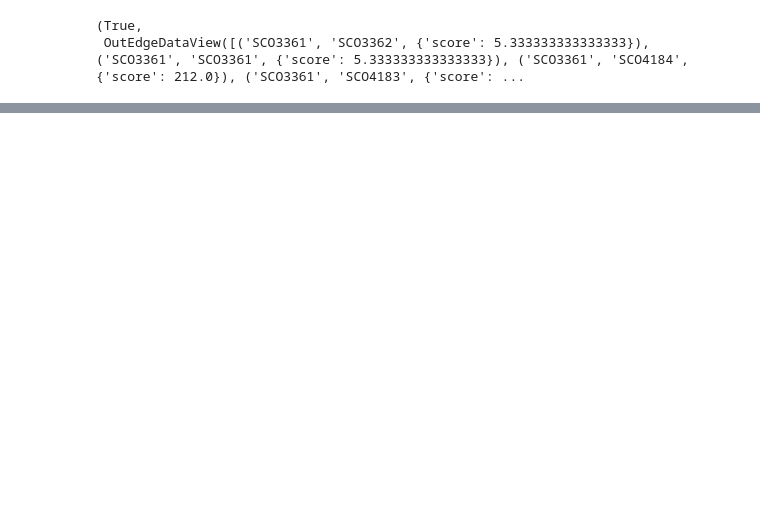
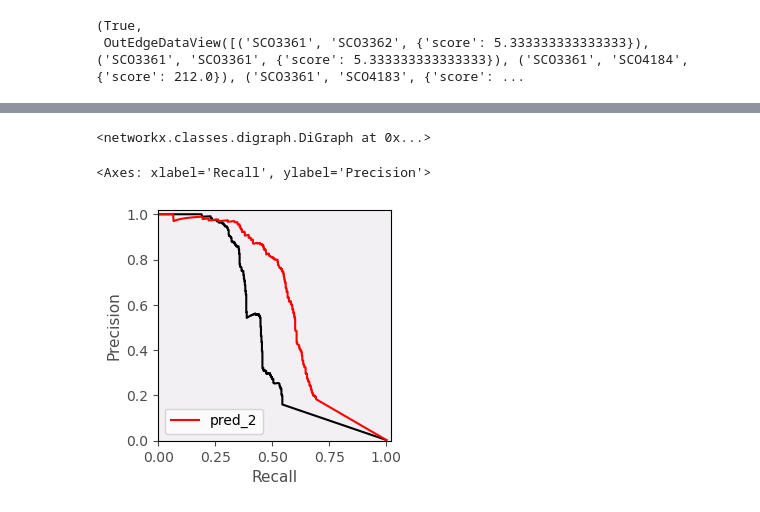
Before and after one commit to freyrelab/netective, a Jupyter notebook: src/netective/stats/foo.ipynb, the cells around one changed output, grey strips where cells are left out. Cells and saved outputs as stored; diff of their text form; code cells hidden in the pictures; blank space fills up the shorter version.

Commit message:
Stats for multipreds

```diff
--- a/src/netective/stats/foo.ipynb
+++ b/src/netective/stats/foo.ipynb
@@ -64,0 +40,18 @@ bin_stats.optimal_cutoff_plot().set_xscale('log')
+# %%
+import networkx as nx
+
+# create gold standard graph
+gold_standard_graph = nx.Graph()
+gold_standard_graph.add_edges_from([(1, 2), (1, 3), (2, 3), (2, 4), (3, 4), (4, 5), (4, 6), (5, 6)])
+
+# create prediction graph 1
+pred_graph_1 = nx.Graph()
+pred_graph_1.add_edges_from([(1, 2), (1, 3), (2, 3), (2, 4), (3, 4), (4, 5)])
+
+# create prediction graph 2
+pred_graph_2 = nx.Graph()
+pred_graph_2.add_edges_from([(1, 2), (1, 3), (2, 3), (2, 4), (3, 4), (4, 6), (5, 6)])
+
+# create prediction graph 3
+pred_graph_3 = nx.Graph()
+pred_graph_3.add_edges_from([(1, 2), (1, 3), (2, 3), (2, 4), (3, 4), (4, 5), (4, 6), (5, 6), (6, 1)])
@@ -65 +89,15 @@ bin_stats.optimal_cutoff_plot().set_xscale('log')
+# %%
+gold_standard_graph
+# %% [output]
+<networkx.classes.digraph.DiGraph at 0x...>
+# %%
+from netective.stats.stats import Benchmark
+
+networks = {'pred_1': pred_graph, 'pred_2': pred_graph_2}
+benchmark = Benchmark(gold_standard_graph, networks, greater_score_is_better=False, allow_self_loops=True)
+# %%
+benchmark.plot_precision_recall_curves()
+# %% [output]
+<Axes: xlabel='Recall', ylabel='Precision'>
+[figure, added]
 # %%
```
Also changed, not shown: parts of 22 cells of this notebook, 4 other files.
